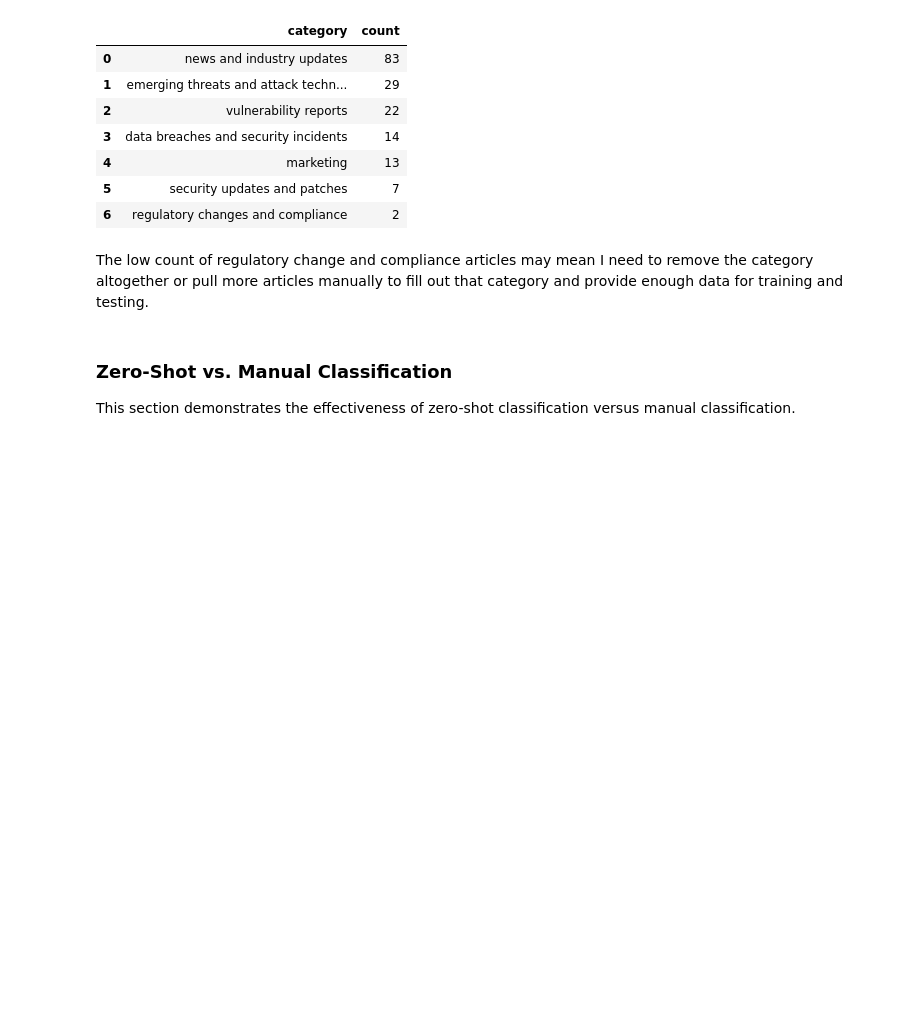
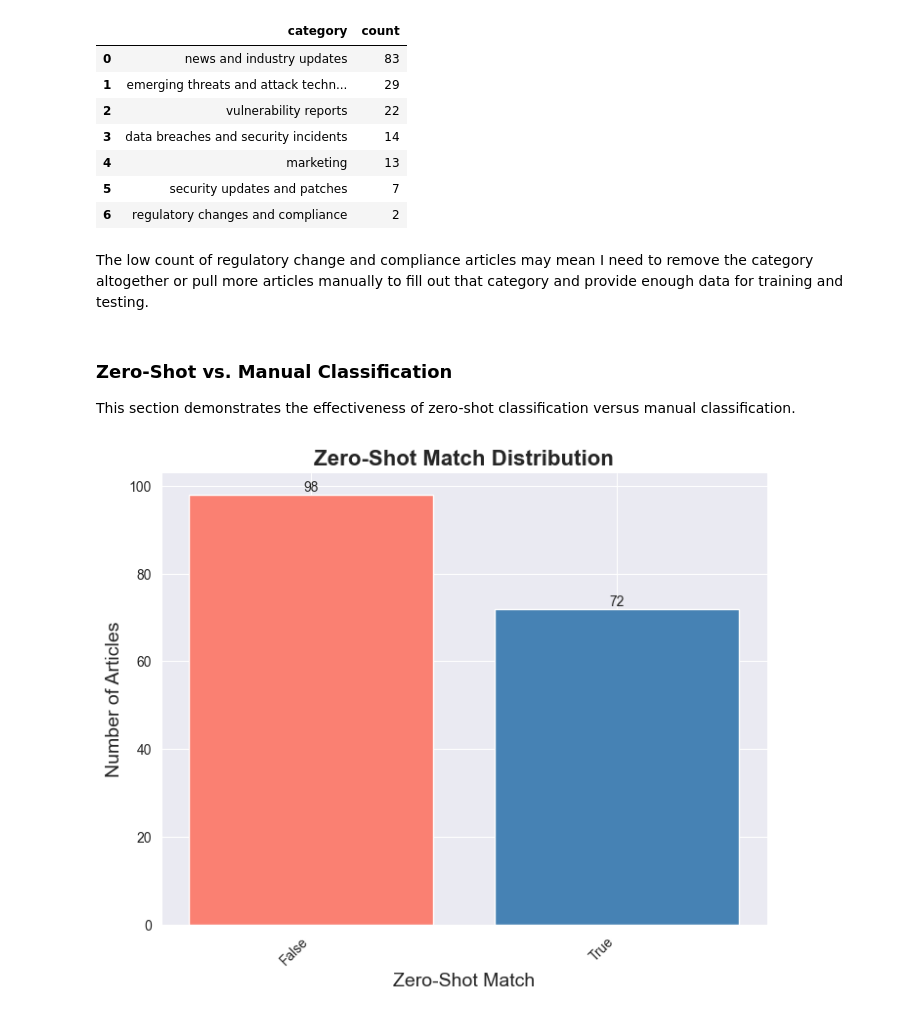
Before and after one commit to r3mnan7/INFO602-Final, a Jupyter notebook: poff-info602-final.ipynb, the cells around one changed output. Cells and saved outputs as stored; diff of their text form; code cells hidden in the pictures; blank space fills up the shorter version.

```diff
--- a/poff-info602-final.ipynb
+++ b/poff-info602-final.ipynb
@@ -72,3 +72,29 @@ The low count of regulatory change and compliance articles may mean I need to re
 # %% [markdown]
 ### Zero-Shot vs. Manual Classification
 This section demonstrates the effectiveness of zero-shot classification versus manual classification.
+# %%
+data['zero-shot match'] = data['zero-shot match'].astype(str)
+grouped_data = data.groupby('zero-shot match').size().reset_index(name='n')
+
+colors = ['steelblue' if x == 'True' else 'salmon' for x in grouped_data['zero-shot match']]
+
+# Creating the plot
+plt.figure(figsize=(8, 6))
+bars = plt.bar(grouped_data['zero-shot match'], grouped_data['n'], color=colors)
+
+# Adding text labels above bars
+for bar in bars:
+    yval = bar.get_height()
+    plt.text(bar.get_x() + bar.get_width()/2, yval + 0.05, yval, ha='center', va='bottom')
+
+# Customizing the plot
+plt.title('Zero-Shot Match Distribution', fontsize=16, fontweight='bold')
+plt.xlabel('Zero-Shot Match', fontsize=14)
+plt.ylabel('Number of Articles', fontsize=14)
+plt.xticks(rotation=45, ha='right')
+sns.despine()
+
+# Show plot
+plt.show()
+# %% [output]
+[figure, added]
```
Also changed, not shown: parts of 4 cells of this notebook, 1 other file.
